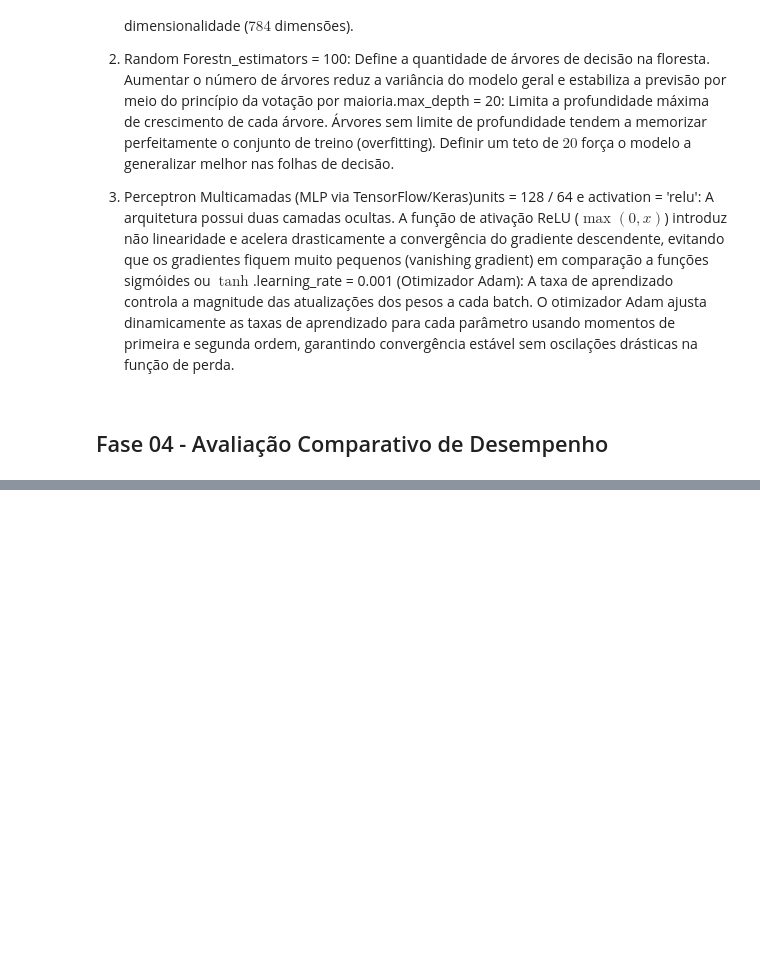
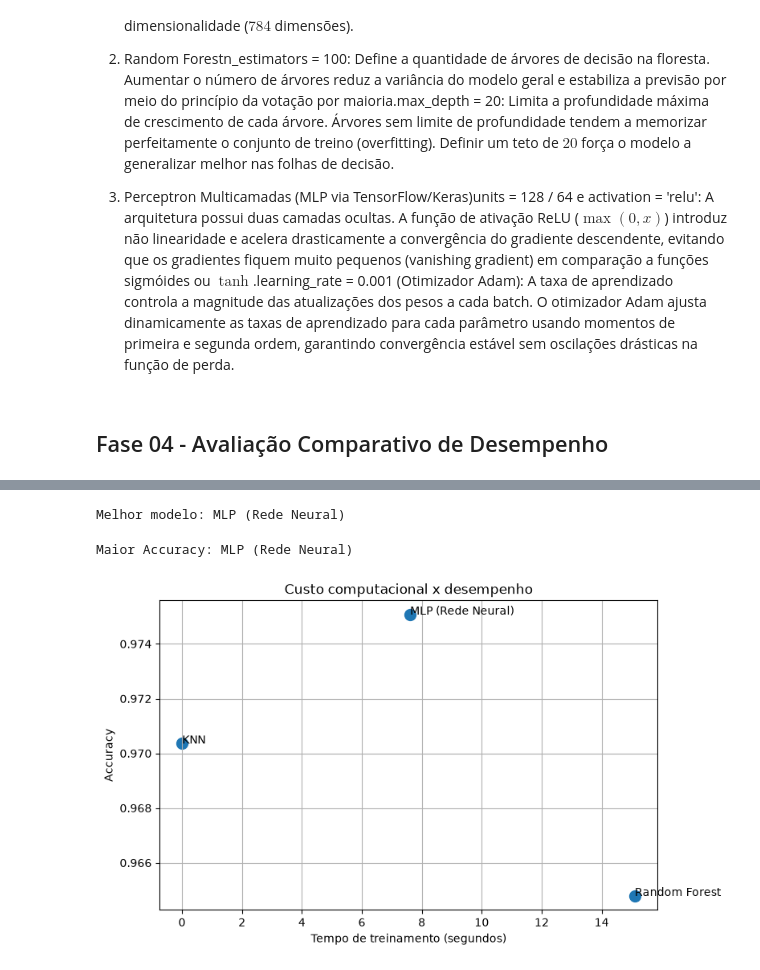
Before and after one commit to MYTakahashi/pixel-mind, a Jupyter notebook: pixel_pipeline.ipynb, the cells around one changed output, grey strips where cells are left out. Saved outputs shown, nothing was run; the diff lists cells and outputs as text; code cells hidden in the pictures; blank space fills up the shorter version.

```diff
--- a/pixel_pipeline.ipynb
+++ b/pixel_pipeline.ipynb
@@ -416,0 +509,47 @@ weighted avg     0.9742    0.9741    0.9741     14000
+# %%
+# Vamos identificar o melhor modelo com base na métrica F1-Score
+melhor_modelo = df_resultados.loc[
+    df_resultados["F1-Score"].idxmax(),
+    "Modelo"
+]
+
+print("Melhor modelo:", melhor_modelo)
+# %% [output]
+Melhor modelo: MLP (Rede Neural)
+# %%
+# Vamos identificar o modelo com melhor acurácia (Accuracy)
+melhor_accuracy = df_resultados.loc[
+    df_resultados["Accuracy"].idxmax(),
+    "Modelo"
+]
+
+print("Maior Accuracy:", melhor_accuracy)
+# %% [output]
+Maior Accuracy: MLP (Rede Neural)
+# %%
+# Visulização do custo benefício (tempo de treino x acurácia) dos modelos
+plt.figure(figsize=(8, 5))
+
+plt.scatter(
+    df_resultados["Tempo de Treino (s)"],
+    df_resultados["Accuracy"],
+    s=100
+)
+
+for _, linha in df_resultados.iterrows():
+    plt.annotate(
+        linha["Modelo"],
+        (
+            linha["Tempo de Treino (s)"],
+            linha["Accuracy"]
+        )
+    )
+
+plt.xlabel("Tempo de treinamento (segundos)")
+plt.ylabel("Accuracy")
+plt.title("Custo computacional x desempenho")
+plt.grid(True)
+
+plt.show()
+# %% [output]
+[figure, added]
```
Also changed, not shown: parts of 27 cells of this notebook, 20 other files.
